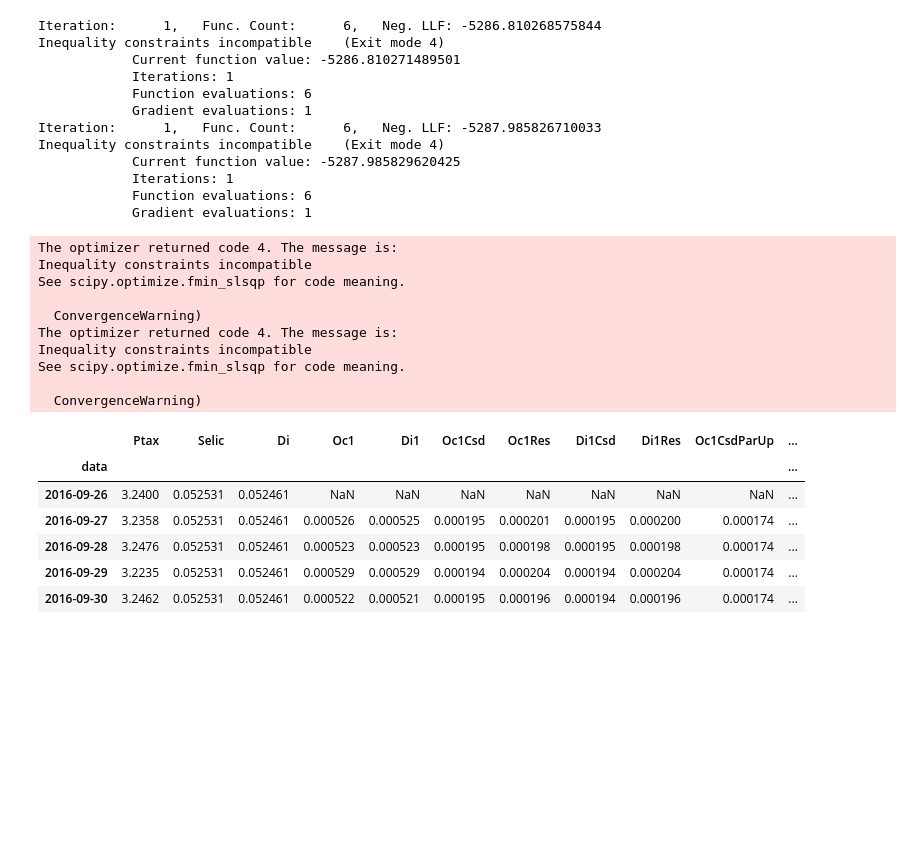
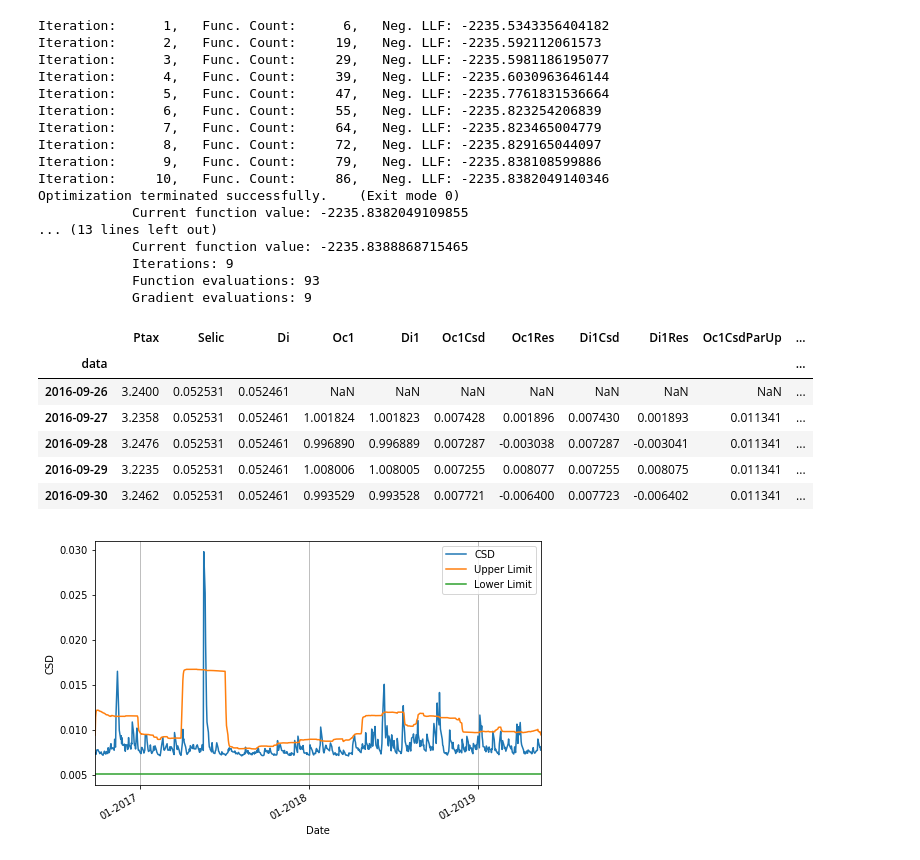
Before and after one commit to profnssorg/information-asset-returns, a Jupyter notebook: DATAFRAME.ipynb, the cells around one changed output. Cells and saved outputs as stored; diff of their text form; code cells hidden in the pictures; blank space fills up the shorter version.

Commit message:
dataframe: funcoes para graficos definidas

```diff
--- a/DATAFRAME.ipynb
+++ b/DATAFRAME.ipynb
@@ -98,43 +192,44 @@ def limits(df = pd.DataFrame(),
 # %%
-BASE = data_frame(names = ['Ptax', 'Selic', 'Di'],
-                  numbers = [1, 11, 12],
-                  initial_date = '26/09/2016',
-                  final_date = '16/05/2019')
+BASE = bacen_sgs_api(names = ['Ptax', 'Selic', 'Di'],
+                     numbers = [1, 11, 12],
+                     initial_date = '26/09/2016',
+                     final_date = '16/05/2019')
 
 exchange_coupon(BASE, 0, [1, 2], ['Oc1', 'Di1'])
 
 garch(BASE, [3,4])
 
 limits(BASE, [5, 7])
 
 BASE.head()
 # %% [output]
-Iteration:      1,   Func. Count:      6,   Neg. LLF: -5286.810268575844
-Inequality constraints incompatible    (Exit mode 4)
-            Current function value: -5286.810271489501
-            Iterations: 1
-            Function evaluations: 6
-            Gradient evaluations: 1
-Iteration:      1,   Func. Count:      6,   Neg. LLF: -5287.985826710033
-Inequality constraints incompatible    (Exit mode 4)
-            Current function value: -5287.985829620425
-            Iterations: 1
-            Function evaluations: 6
-            Gradient evaluations: 1
+Iteration:      1,   Func. Count:      6,   Neg. LLF: -2235.5343356404182
+Iteration:      2,   Func. Count:     19,   Neg. LLF: -2235.592112061573
+Iteration:      3,   Func. Count:     29,   Neg. LLF: -2235.5981186195077
+Iteration:      4,   Func. Count:     39,   Neg. LLF: -2235.6030963646144
+Iteration:      5,   Func. Count:     47,   Neg. LLF: -2235.7761831536664
+Iteration:      6,   Func. Count:     55,   Neg. LLF: -2235.823254206839
+Iteration:      7,   Func. Count:     64,   Neg. LLF: -2235.823465004779
+Iteration:      8,   Func. Count:     72,   Neg. LLF: -2235.829165044097
+Iteration:      9,   Func. Count:     79,   Neg. LLF: -2235.838108599886
+Iteration:     10,   Func. Count:     86,   Neg. LLF: -2235.8382049140346
+Optimization terminated successfully.    (Exit mode 0)
+            Current function value: -2235.8382049109855
+... (13 lines left out)
+            Current function value: -2235.8388868715465
+            Iterations: 9
+            Function evaluations: 93
+            Gradient evaluations: 9
-The optimizer returned code 4. The message is:
-Inequality constraints incompatible
-See scipy.optimize.fmin_slsqp for code meaning.
-
-  ConvergenceWarning)
-The optimizer returned code 4. The message is:
-Inequality constraints incompatible
-See scipy.optimize.fmin_slsqp for code meaning.
-
-  ConvergenceWarning)
 |  | Ptax | Selic | Di | Oc1 | Di1 | Oc1Csd | Oc1Res | Di1Csd | Di1Res | Oc1CsdParUp | ... |
 | data |  |  |  |  |  |  |  |  |  |  | ... |
 | 2016-09-26 | 3.2400 | 0.052531 | 0.052461 | NaN | NaN | NaN | NaN | NaN | NaN | NaN | ... |
-| 2016-09-27 | 3.2358 | 0.052531 | 0.052461 | 0.000526 | 0.000525 | 0.000195 | 0.000201 | 0.000195 | 0.000200 | 0.000174 | ... |
-| 2016-09-28 | 3.2476 | 0.052531 | 0.052461 | 0.000523 | 0.000523 | 0.000195 | 0.000198 | 0.000195 | 0.000198 | 0.000174 | ... |
-| 2016-09-29 | 3.2235 | 0.052531 | 0.052461 | 0.000529 | 0.000529 | 0.000194 | 0.000204 | 0.000194 | 0.000204 | 0.000174 | ... |
-| 2016-09-30 | 3.2462 | 0.052531 | 0.052461 | 0.000522 | 0.000521 | 0.000195 | 0.000196 | 0.000194 | 0.000196 | 0.000174 | ... |
+| 2016-09-27 | 3.2358 | 0.052531 | 0.052461 | 1.001824 | 1.001823 | 0.007428 | 0.001896 | 0.007430 | 0.001893 | 0.011341 | ... |
+| 2016-09-28 | 3.2476 | 0.052531 | 0.052461 | 0.996890 | 0.996889 | 0.007287 | -0.003038 | 0.007287 | -0.003041 | 0.011341 | ... |
+| 2016-09-29 | 3.2235 | 0.052531 | 0.052461 | 1.008006 | 1.008005 | 0.007255 | 0.008077 | 0.007255 | 0.008075 | 0.011341 | ... |
+| 2016-09-30 | 3.2462 | 0.052531 | 0.052461 | 0.993529 | 0.993528 | 0.007721 | -0.006400 | 0.007723 | -0.006402 | 0.011341 | ... |
+# %%
+graph([BASE.Oc1Csd, BASE.Oc1CsdNonUp, BASE.Oc1CsdParLo],
+      ['CSD', 'Upper Limit', 'Lower Limit'],
+      'CSD', 'asdfaf', 'asdf')
+# %% [output]
+[figure, added]
```
Also changed, not shown: parts of 4 cells of this notebook.
